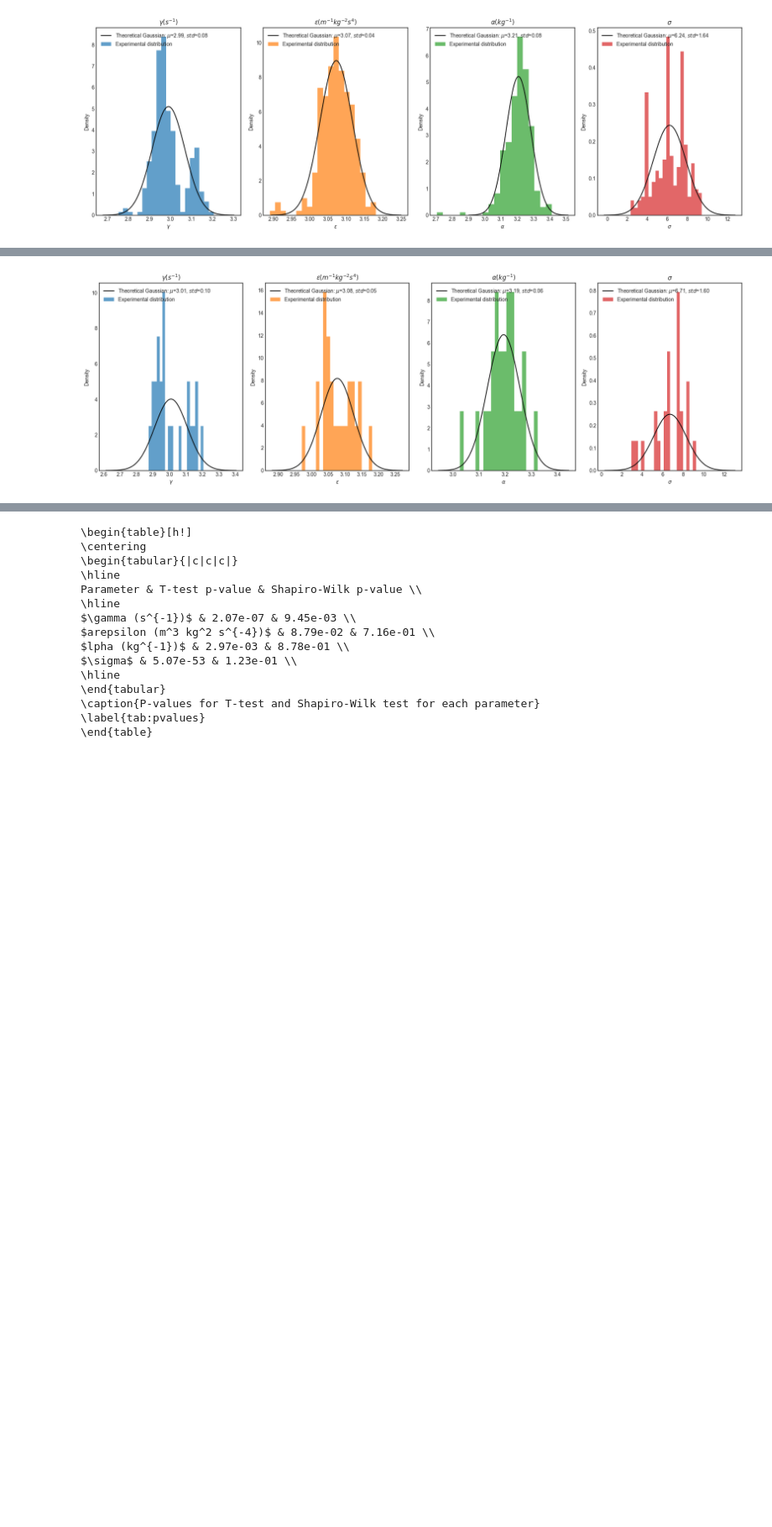
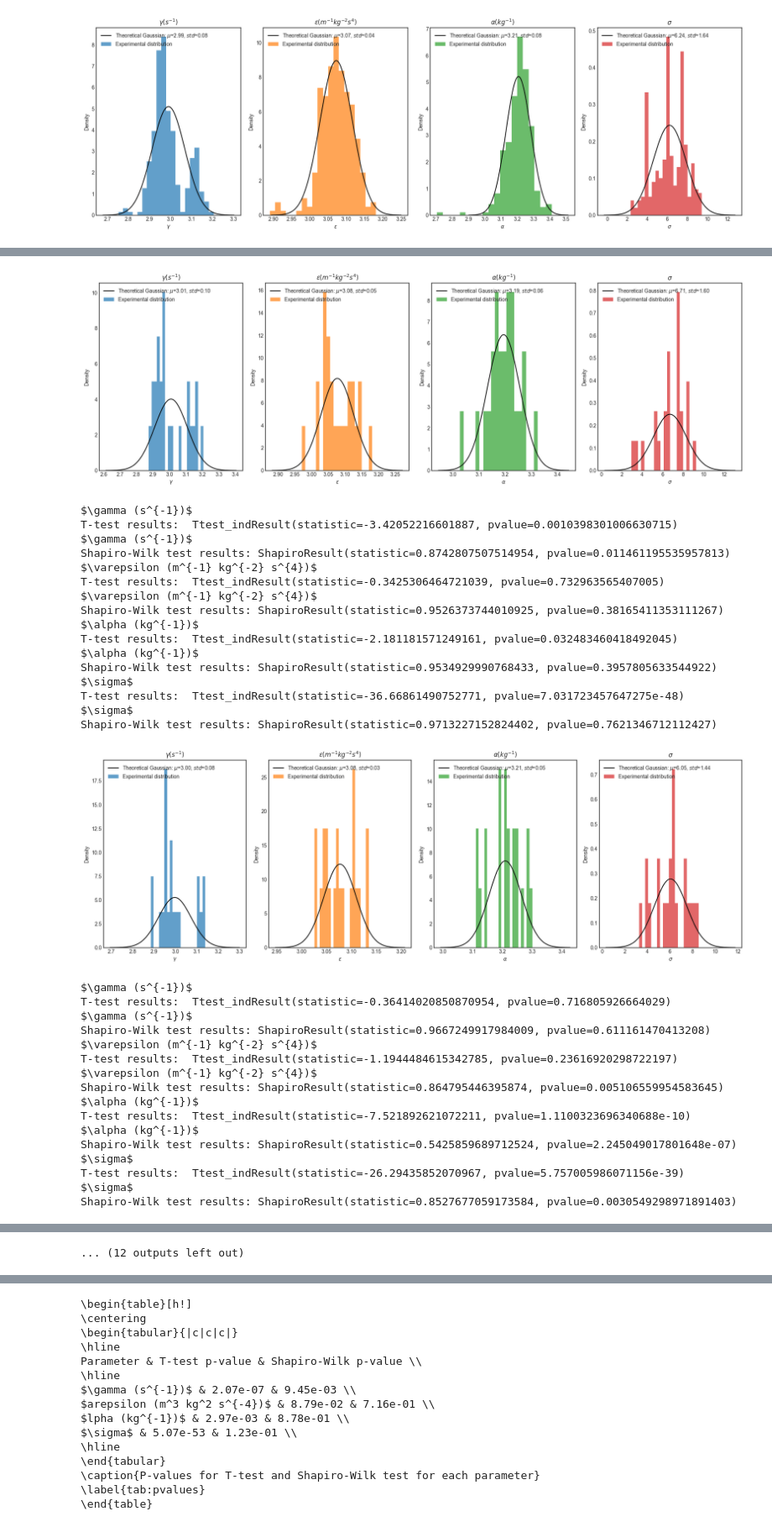
Before and after one commit to flaviaferrus/MotorControlPrediction, a Jupyter notebook: Notebooks/MultipleSubjects.ipynb, the cells around one changed output, grey strips where cells are left out. Shown at 84% size. Saved outputs shown, nothing was run; the diff lists cells and outputs as text; code cells hidden in the pictures; blank space fills up the shorter version.

```diff
--- a/Notebooks/MultipleSubjects.ipynb
+++ b/Notebooks/MultipleSubjects.ipynb
@@ -193,26 +193,64 @@ $\sigma$
 Shapiro-Wilk test results: ShapiroResult(statistic=0.9652557969093323, pvalue=2.9193408863648074e-06)
 [figure]
 # %%
-subject = 25
-t_tests, sw_tests = plotting_dict_params(params_dict = params_loaded[subject], opt_sigma = opt_sigma[subject],
+t_tests = []
+sw_tests = []
+for subject in range(25, 37):
+#subject = 25
+    t_tests_, sw_tests_ = plotting_dict_params(params_dict = params_loaded[subject], opt_sigma = opt_sigma[subject],
                          barWidth=0.5, plotting_ = 1,
                          saving_plot = True, folder_name = 'fitted_pics',
                          pic_name = f'parameters_gaussians_{subject}')
+    t_tests.append(t_tests_)
+    sw_tests.append(sw_tests_)
 # %% [output]
 $\gamma (s^{-1})$
 T-test results:  Ttest_indResult(statistic=-5.72651704840586, pvalue=2.0684899859196459e-07)
 $\gamma (s^{-1})$
 Shapiro-Wilk test results: ShapiroResult(statistic=0.8827743530273438, pvalue=0.009454773738980293)
 $\varepsilon (m^{-1} kg^{-2} s^{4})$
 T-test results:  Ttest_indResult(statistic=-1.7292386265521489, pvalue=0.08793613731259925)
 $\varepsilon (m^{-1} kg^{-2} s^{4})$
 Shapiro-Wilk test results: ShapiroResult(statistic=0.971977174282074, pvalue=0.7158714532852173)
 $\alpha (kg^{-1})$
 T-test results:  Ttest_indResult(statistic=-3.0724949860581985, pvalue=0.0029703160212361957)
 $\alpha (kg^{-1})$
 Shapiro-Wilk test results: ShapiroResult(statistic=0.9790664911270142, pvalue=0.8780555725097656)
 $\sigma$
 T-test results:  Ttest_indResult(statistic=-41.52636688943108, pvalue=5.071857751876266e-53)
 $\sigma$
 Shapiro-Wilk test results: ShapiroResult(statistic=0.9345205426216125, pvalue=0.12304744124412537)
 [figure]
+$\gamma (s^{-1})$
+T-test results:  Ttest_indResult(statistic=-3.42052216601887, pvalue=0.0010398301006630715)
+$\gamma (s^{-1})$
+Shapiro-Wilk test results: ShapiroResult(statistic=0.8742807507514954, pvalue=0.011461195535957813)
+$\varepsilon (m^{-1} kg^{-2} s^{4})$
+T-test results:  Ttest_indResult(statistic=-0.3425306464721039, pvalue=0.732963565407005)
+$\varepsilon (m^{-1} kg^{-2} s^{4})$
+Shapiro-Wilk test results: ShapiroResult(statistic=0.9526373744010925, pvalue=0.38165411353111267)
+$\alpha (kg^{-1})$
+T-test results:  Ttest_indResult(statistic=-2.181181571249161, pvalue=0.032483460418492045)
+$\alpha (kg^{-1})$
+Shapiro-Wilk test results: ShapiroResult(statistic=0.9534929990768433, pvalue=0.3957805633544922)
+$\sigma$
+T-test results:  Ttest_indResult(statistic=-36.66861490752771, pvalue=7.031723457647275e-48)
+$\sigma$
+Shapiro-Wilk test results: ShapiroResult(statistic=0.9713227152824402, pvalue=0.7621346712112427)
+[figure, added]
+$\gamma (s^{-1})$
+T-test results:  Ttest_indResult(statistic=-0.36414020850870954, pvalue=0.716805926664029)
+$\gamma (s^{-1})$
+Shapiro-Wilk test results: ShapiroResult(statistic=0.9667249917984009, pvalue=0.611161470413208)
+$\varepsilon (m^{-1} kg^{-2} s^{4})$
+T-test results:  Ttest_indResult(statistic=-1.1944484615342785, pvalue=0.23616920298722197)
+$\varepsilon (m^{-1} kg^{-2} s^{4})$
+Shapiro-Wilk test results: ShapiroResult(statistic=0.864795446395874, pvalue=0.005106559954583645)
+$\alpha (kg^{-1})$
+T-test results:  Ttest_indResult(statistic=-7.521892621072211, pvalue=1.1100323696340688e-10)
+$\alpha (kg^{-1})$
+Shapiro-Wilk test results: ShapiroResult(statistic=0.5425859689712524, pvalue=2.245049017801648e-07)
+$\sigma$
+T-test results:  Ttest_indResult(statistic=-26.29435852070967, pvalue=5.757005986071156e-39)
+$\sigma$
+Shapiro-Wilk test results: ShapiroResult(statistic=0.8527677059173584, pvalue=0.0030549298971891403)
@@ -218,0 +309 @@ Shapiro-Wilk test results: ShapiroResult(statistic=0.9345205426216125, pvalue=0.
+... (12 outputs left out)
```
Also changed, not shown: parts of 10 cells of this notebook.
